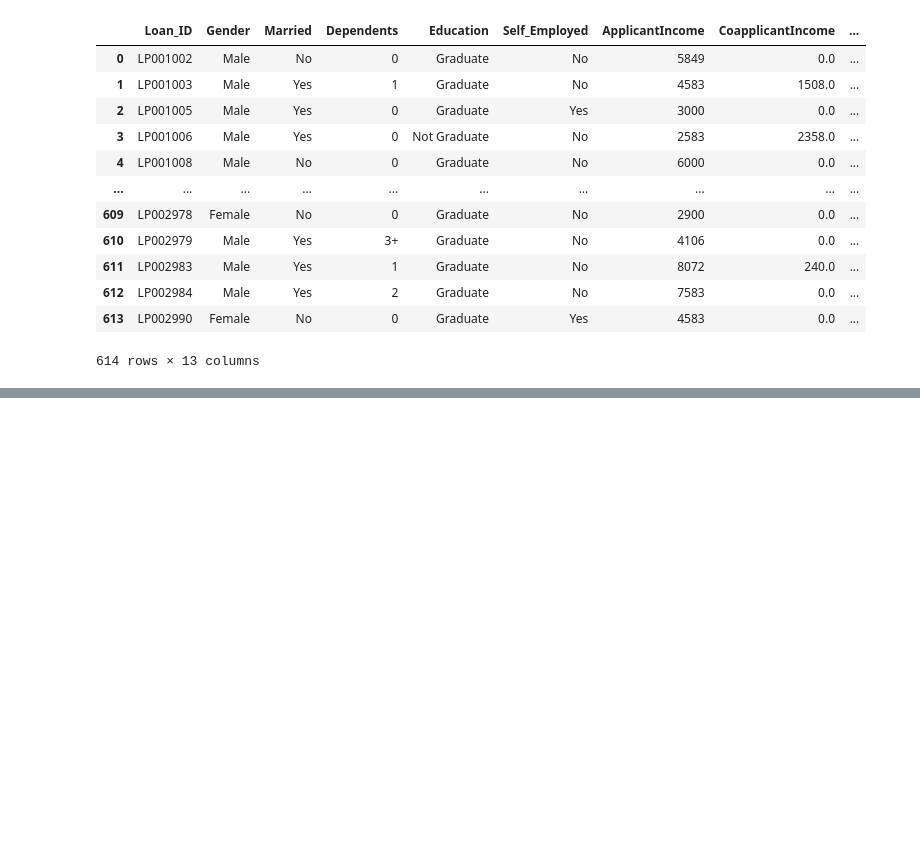
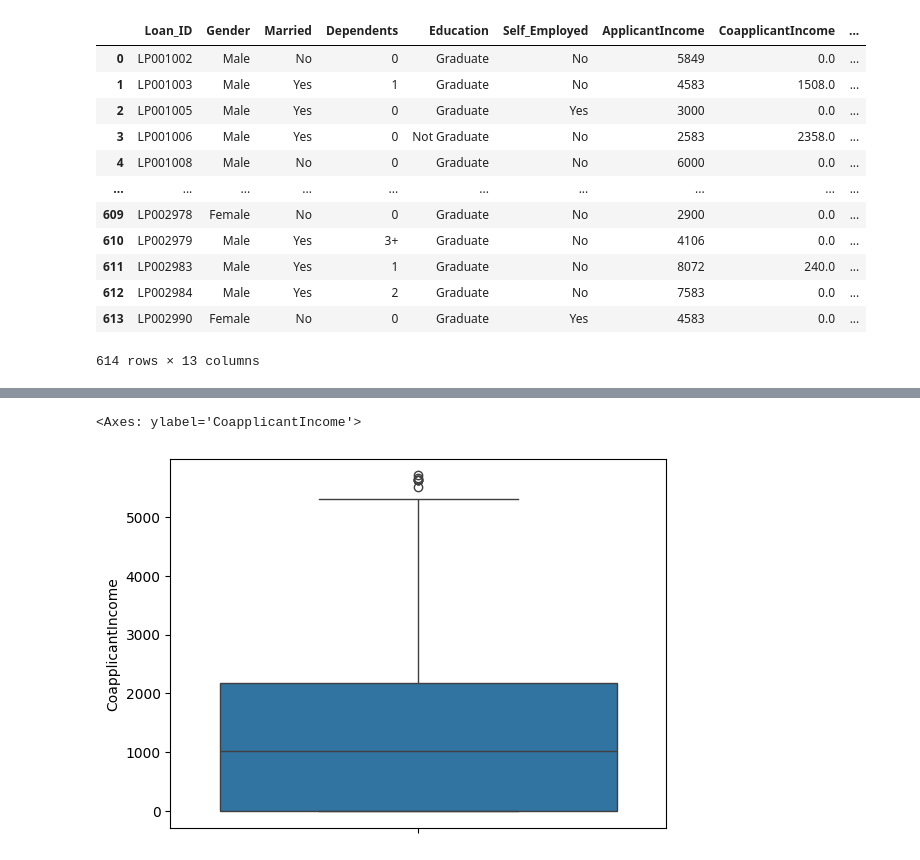
Before and after one commit to lukhi-laksh/Machine-Learning, a Jupyter notebook: Data Preprocessing/preprocessing.ipynb, the cells around one changed output, grey strips where cells are left out. Drawn from its saved outputs; the diff is of its cells as text; code cells hidden in the pictures; blank space fills up the shorter version.

```diff
--- a/Data Preprocessing/preprocessing.ipynb
+++ b/Data Preprocessing/preprocessing.ipynb
@@ -525,0 +537,5 @@ df
+# %%
+Q1 = dataset["CoapplicantIncome"].quantile(0.25)
+Q3 = dataset["CoapplicantIncome"].quantile(0.75)
+# %%
+IQR = Q3 - Q1
@@ -525,0 +551,7 @@ df
+# %%
+without_otl = df[df['CoapplicantIncome'] <= max_range]
+# %%
+sns.boxplot(without_otl.CoapplicantIncome)
+# %% [output]
+<Axes: ylabel='CoapplicantIncome'>
+[figure, added]
```
Also changed, not shown: parts of 15 cells of this notebook, 1 other file.
